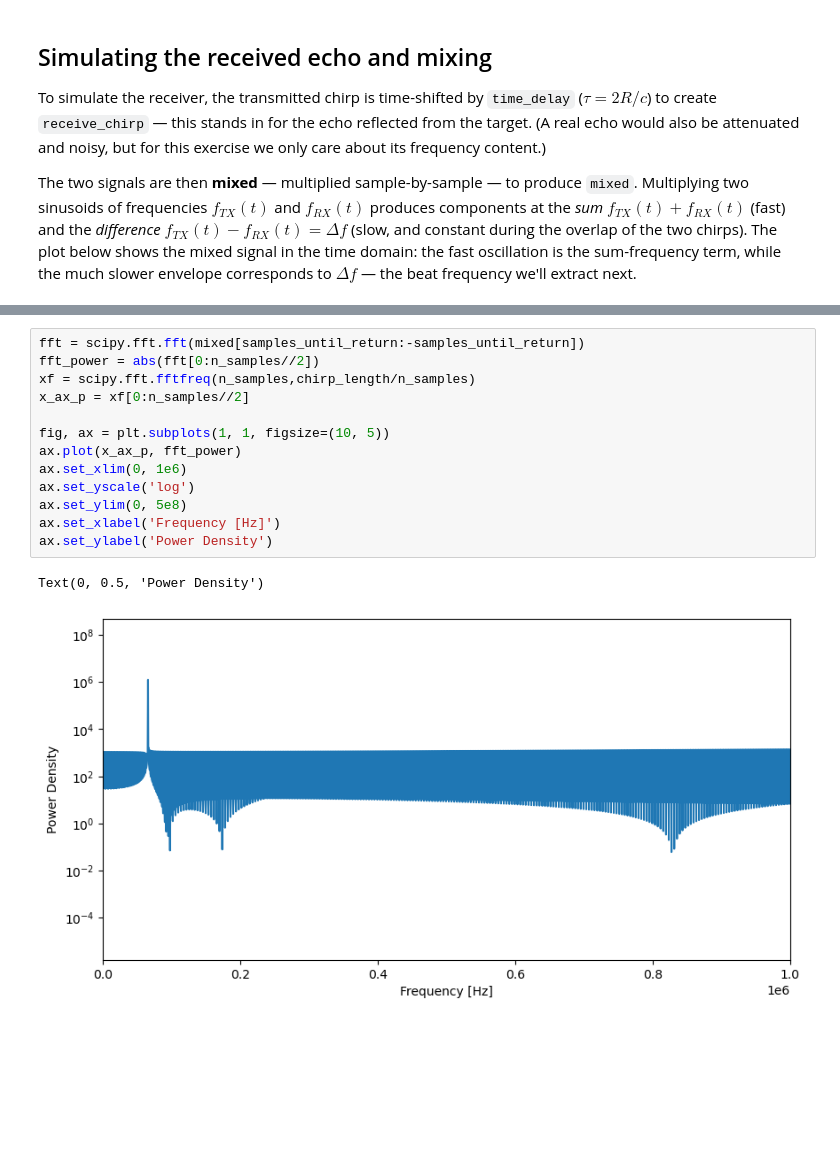
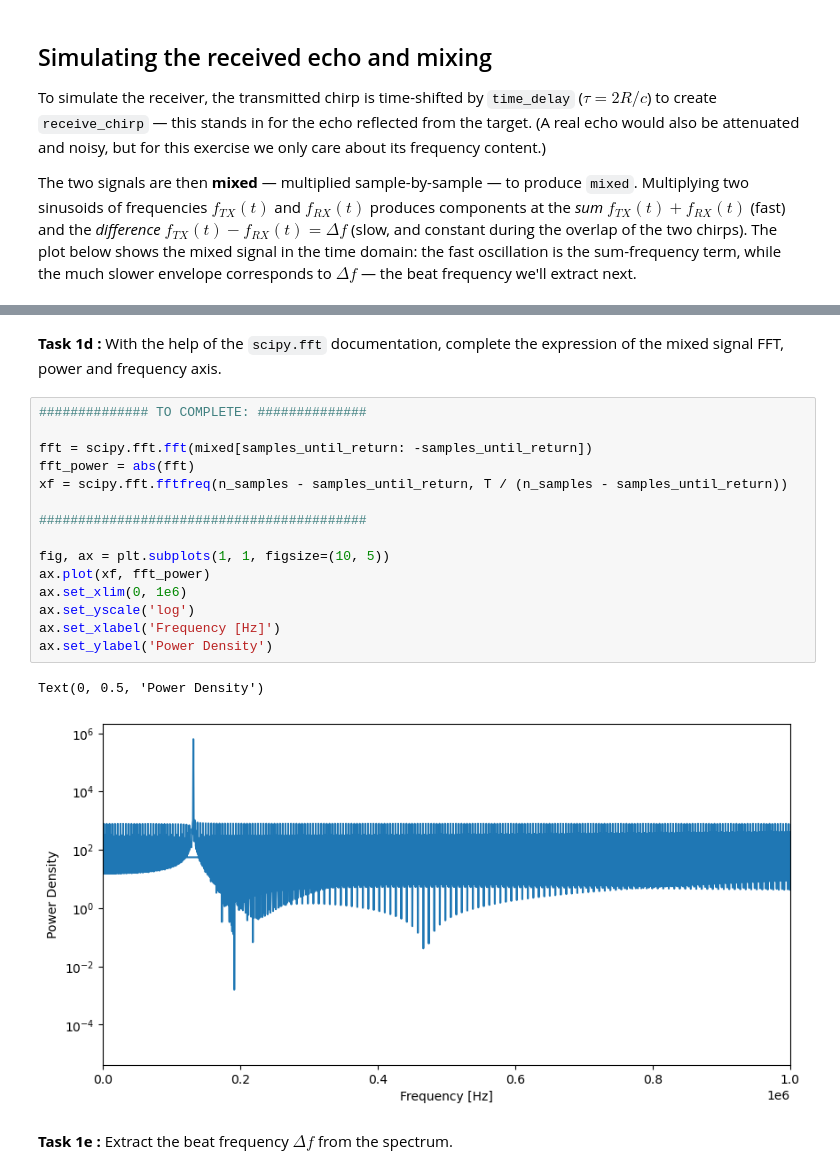
Before and after one commit to lorisdanjou/exercise_CEMSIE, a Jupyter notebook: CEMSIE_exercise.ipynb, the cells around one changed output, grey strips where cells are left out. Drawn from its saved outputs; the diff is of its cells as text; blank space fills up the shorter version.

```diff
--- a/CEMSIE_exercise.ipynb
+++ b/CEMSIE_exercise.ipynb
@@ -145,18 +128,24 @@ ax.plot(t_axis[:n_samples_plot], mixed[:n_samples_plot])
 
 A real receiver would low-pass filter `mixed` to remove the sum-frequency term before digitizing it; here we instead go straight to the FFT of the overlapping region of `mixed` (the portion where both the transmitted and received chirps are present). Because the beat frequency $\Delta f$ is constant over that whole interval, it appears as a single, sharp, dominant peak in the power spectrum — visible below on a log scale.
-# %%
-fft = scipy.fft.fft(mixed[samples_until_return:-samples_until_return])
-fft_power = abs(fft[0:n_samples//2])
-xf = scipy.fft.fftfreq(n_samples,chirp_length/n_samples)
-x_ax_p = xf[0:n_samples//2]
-
-fig, ax = plt.subplots(1, 1, figsize=(10, 5))
-ax.plot(x_ax_p, fft_power)
-ax.set_xlim(0, 1e6)
-ax.set_yscale('log')
-ax.set_ylim(0, 5e8)
-ax.set_xlabel('Frequency [Hz]')
-ax.set_ylabel('Power Density')
-# %% [output]
-Text(0, 0.5, 'Power Density')
-[figure, removed]
+# %% [markdown]
+**Task 1d :** With the help of the `scipy.fft` documentation, complete the expression of the mixed signal FFT, power and frequency axis.
+# %%
+############## TO COMPLETE: ##############
+
+fft = scipy.fft.fft(mixed[samples_until_return: -samples_until_return])
+fft_power = abs(fft)
+xf = scipy.fft.fftfreq(n_samples - samples_until_return, T / (n_samples - samples_until_return))
+
+##########################################
+
+fig, ax = plt.subplots(1, 1, figsize=(10, 5))
+ax.plot(xf, fft_power)
+ax.set_xlim(0, 1e6)
+ax.set_yscale('log')
+ax.set_xlabel('Frequency [Hz]')
+ax.set_ylabel('Power Density')
+# %% [output]
+Text(0, 0.5, 'Power Density')
+[figure, added]
+# %% [markdown]
+**Task 1e :** Extract the beat frequency $\Delta f$ from the spectrum.
```
Also changed, not shown: parts of 35 cells of this notebook, 3 other files.
